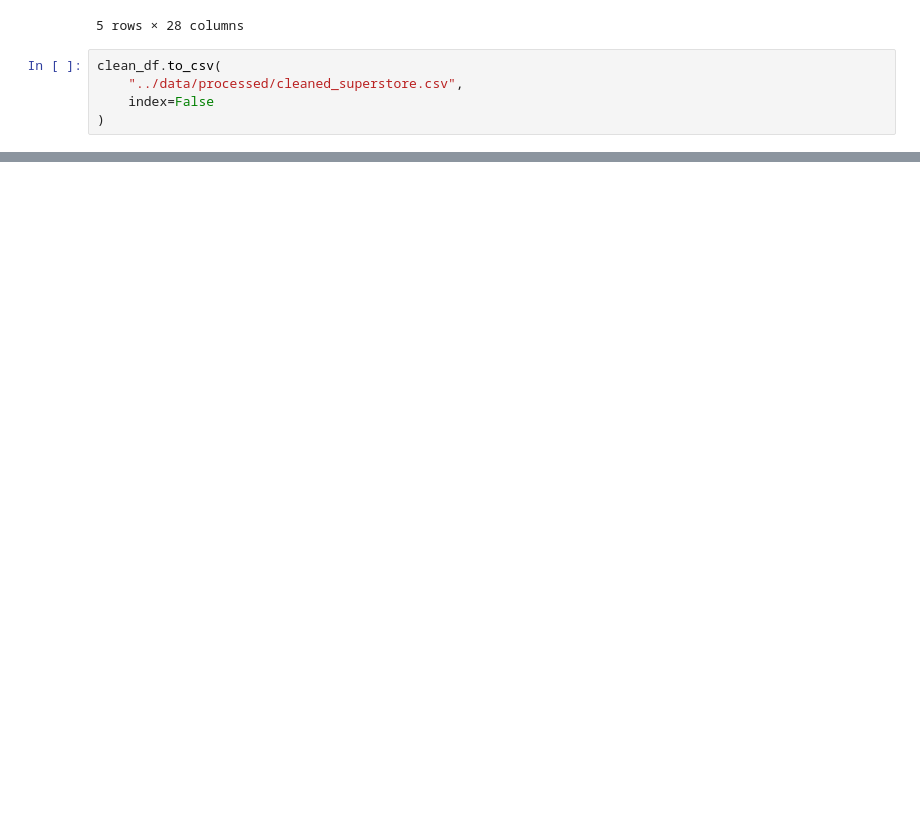
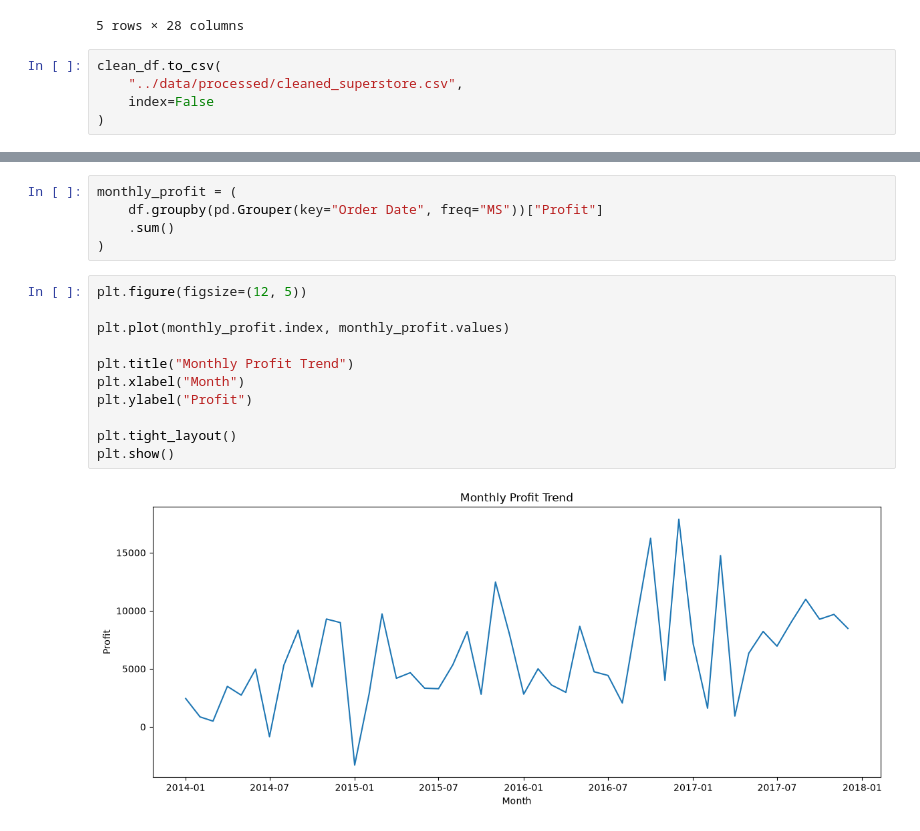
Before and after one commit to Pranamya2502/BusinessPulse-AI, a Jupyter notebook: notebooks/EDA.ipynb, the cells around one changed output, grey strips where cells are left out. Drawn from its saved outputs; the diff is of its cells as text; blank space fills up the shorter version.

```diff
--- a/notebooks/EDA.ipynb
+++ b/notebooks/EDA.ipynb
@@ -455,0 +779,18 @@ clean_df.to_csv(
+# %%
+monthly_profit = (
+    df.groupby(pd.Grouper(key="Order Date", freq="MS"))["Profit"]
+    .sum()
+)
+# %%
+plt.figure(figsize=(12, 5))
+
+plt.plot(monthly_profit.index, monthly_profit.values)
+
+plt.title("Monthly Profit Trend")
+plt.xlabel("Month")
+plt.ylabel("Profit")
+
+plt.tight_layout()
+plt.show()
+# %% [output]
+[figure, added]
```
Also changed, not shown: parts of 33 cells of this notebook, 9 other files.
